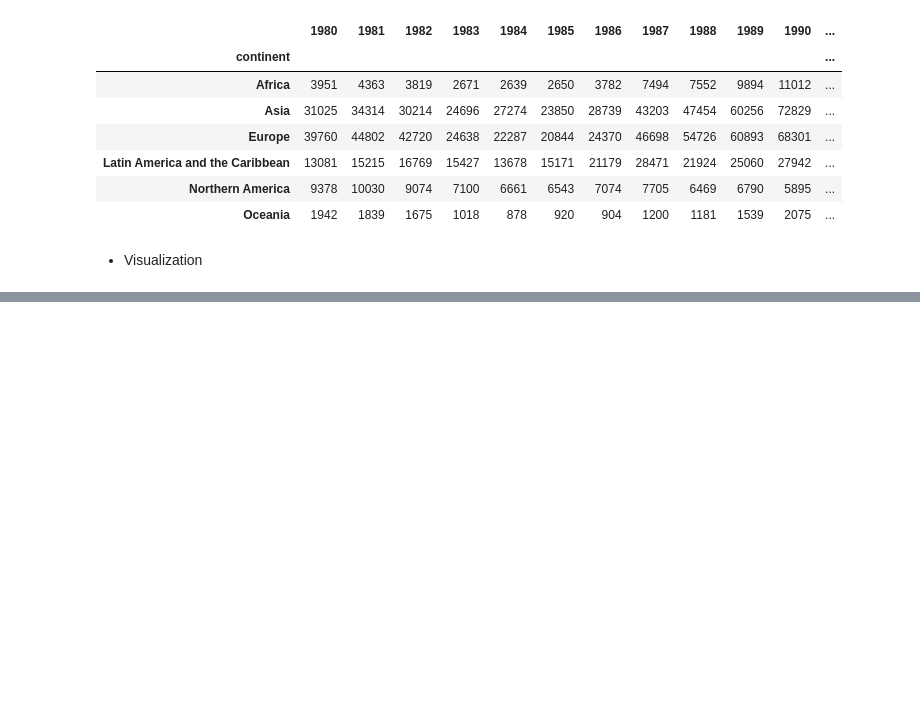
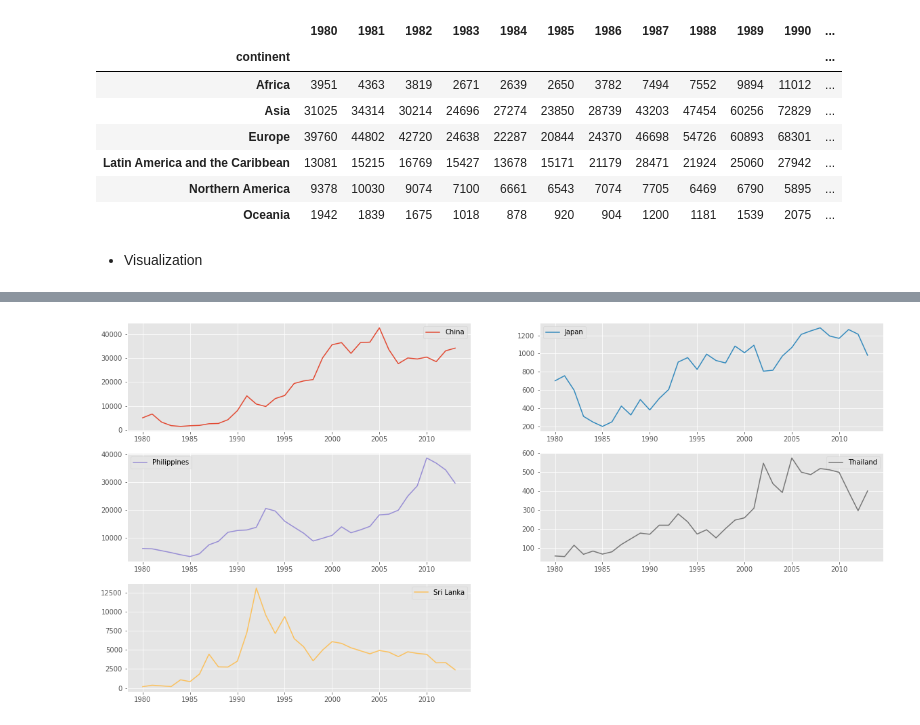
Before and after one commit to Shalini-118/python-digipodium, a Jupyter notebook: data science/data_analytics4.ipynb, the cells around one changed output, grey strips where cells are left out. Saved outputs shown, nothing was run; the diff lists cells and outputs as text; code cells hidden in the pictures; blank space fills up the shorter version.

```diff
--- a/data science/data_analytics4.ipynb
+++ b/data science/data_analytics4.ipynb
@@ -154,0 +226,4 @@ continent_df.style.text_gradient(cmap='rainbow')
+# %%
+_ = df.loc[country_list,years].T.plot(figsize=(20,10),subplots=True,layout=(3,2),sharex=False)
+# %% [output]
+[figure, added]
```
Also changed, not shown: parts of 22 cells of this notebook, 1 other file.
